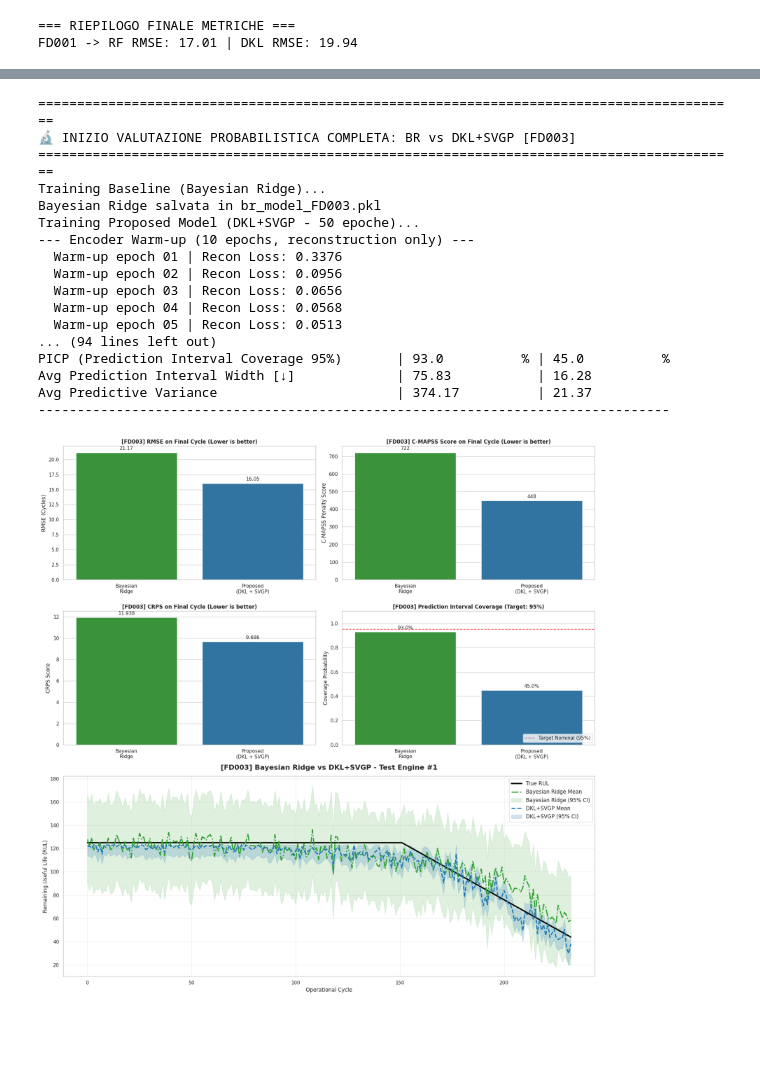
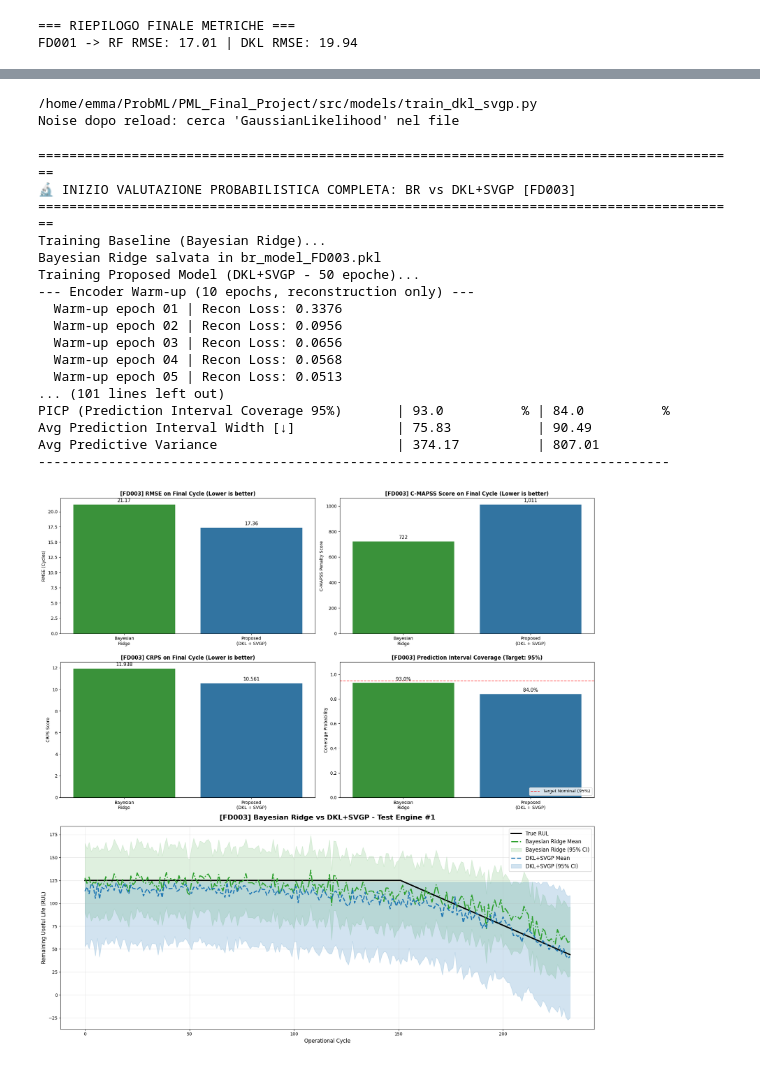
Before and after one commit to weronpas/PML_Final_Project, a Jupyter notebook: notebooks/03_model_comparison.ipynb, the cells around one changed output, grey strips where cells are left out. Cells and saved outputs as stored; diff of their text form; code cells hidden in the pictures; blank space fills up the shorter version.

```diff
--- a/notebooks/03_model_comparison.ipynb
+++ b/notebooks/03_model_comparison.ipynb
@@ -412,7 +416,7 @@ def compare_br_vs_dkl_dataset(dataset_name, dkl_epochs=100, use_saved_model=True
             decoder_lr=1e-4,
             gp_lr=1e-4,
             lambda_recon=0.5,
-            beta_kl=0.05,            # ← prova valori: 0.01, 0.1, 0.5
+            beta_kl=0.1,            # ← prova valori: 0.01, 0.1, 0.5
             seed=42
         )
         torch.save(dkl_model, dkl_model_path)
@@ -440,6 +444,25 @@ def compare_br_vs_dkl_dataset(dataset_name, dkl_epochs=100, use_saved_model=True
         dkl_var_last = prediction_last['variance'].cpu().numpy()
         dkl_lower_last = prediction_last['lower'].cpu().numpy()
         dkl_upper_last = prediction_last['upper'].cpu().numpy()
+
+
+        # Dopo predict_with_uncertainty, PRIMA di inverse_transform
+        with torch.no_grad():
+            pred_raw = dkl_model.predict_with_uncertainty(
+                X_test_last_tensor, normalized_cycle=t_test_last_tensor, likelihood=likelihood
+            )
+
+        var_z   = pred_raw['variance'].cpu().numpy()
+        scale   = train_dataset.target_transform.scaler.scale_[0]
+        mean_z  = train_dataset.target_transform.scaler.mean_[0]
+
+        print(f"Varianza in spazio z (GP output)  : {var_z.mean():.6f}")
+        print(f"scaler.scale_[0]                  : {scale:.4f}")
+        print(f"scaler.mean_[0]                   : {mean_z:.4f}")
+        print(f"Var dopo solo rescaling (×scale²) : {(var_z * scale**2).mean():.4f}")
+        print(f"Likelihood noise                  : {likelihood.noise.item():.6f}")
+
+
 
         # Invertire la trasformazione per avere i valori fisici originali
         # dkl_preds_last = train_dataset.inverse_transform(dkl_preds_last)
@@ -614,6 +637,11 @@ Avg Predictive Variance                       | 461.63          | 21.70
 # %%
+import importlib
+import src.models.train_dkl_svgp
+importlib.reload(src.models.train_dkl_svgp)
+from src.models.train_dkl_svgp import train_dkl_autoencoder
+
 # Test FD002
-br_dkl_results['FD002'] = compare_br_vs_dkl_dataset('FD002', dkl_epochs=50)
+br_dkl_results['FD002'] = compare_br_vs_dkl_dataset('FD002', dkl_epochs=25)
 # %% [output]
 ==========================================================================================
 🔬 INIZIO VALUTAZIONE PROBABILISTICA COMPLETA: BR vs DKL+SVGP [FD002]
@@ -636,25 +664,42 @@ Avg Predictive Variance                       | 481.91          | 0.17
+# %%
+import src.models.train_dkl_svgp as m
+import inspect
+print(inspect.getfile(m))
+
+import importlib
+import src.models.train_dkl_svgp as m
+importlib.reload(m)
+print(f"Noise dopo reload: cerca 'GaussianLikelihood' nel file")
+# %% [output]
+/home/emma/ProbML/PML_Final_Project/src/models/train_dkl_svgp.py
+Noise dopo reload: cerca 'GaussianLikelihood' nel file
 # %%
+import importlib
+import src.models.train_dkl_svgp
+importlib.reload(src.models.train_dkl_svgp)
+from src.models.train_dkl_svgp import train_dkl_autoencoder
+
 # Test FD003
 br_dkl_results['FD003'] = compare_br_vs_dkl_dataset('FD003', dkl_epochs=50)
 # %% [output]
 ==========================================================================================
 🔬 INIZIO VALUTAZIONE PROBABILISTICA COMPLETA: BR vs DKL+SVGP [FD003]
 ==========================================================================================
 Training Baseline (Bayesian Ridge)...
 Bayesian Ridge salvata in br_model_FD003.pkl
 Training Proposed Model (DKL+SVGP - 50 epoche)...
 --- Encoder Warm-up (10 epochs, reconstruction only) ---
   Warm-up epoch 01 | Recon Loss: 0.3376
   Warm-up epoch 02 | Recon Loss: 0.0956
   Warm-up epoch 03 | Recon Loss: 0.0656
   Warm-up epoch 04 | Recon Loss: 0.0568
   Warm-up epoch 05 | Recon Loss: 0.0513
-... (94 lines left out)
-PICP (Prediction Interval Coverage 95%)       | 93.0          % | 45.0          %
-Avg Prediction Interval Width [↓]             | 75.83           | 16.28
-Avg Predictive Variance                       | 374.17          | 21.37
+... (101 lines left out)
+PICP (Prediction Interval Coverage 95%)       | 93.0          % | 84.0          %
+Avg Prediction Interval Width [↓]             | 75.83           | 90.49
+Avg Predictive Variance                       | 374.17          | 807.01
 ---------------------------------------------------------------------------------
-[figure, old version]
+[figure, new version]
 # %%
 # Test FD004
 br_dkl_results['FD004'] = compare_br_vs_dkl_dataset('FD004', dkl_epochs=50)
```
Also changed, not shown: parts of 7 cells of this notebook, 16 other files.
